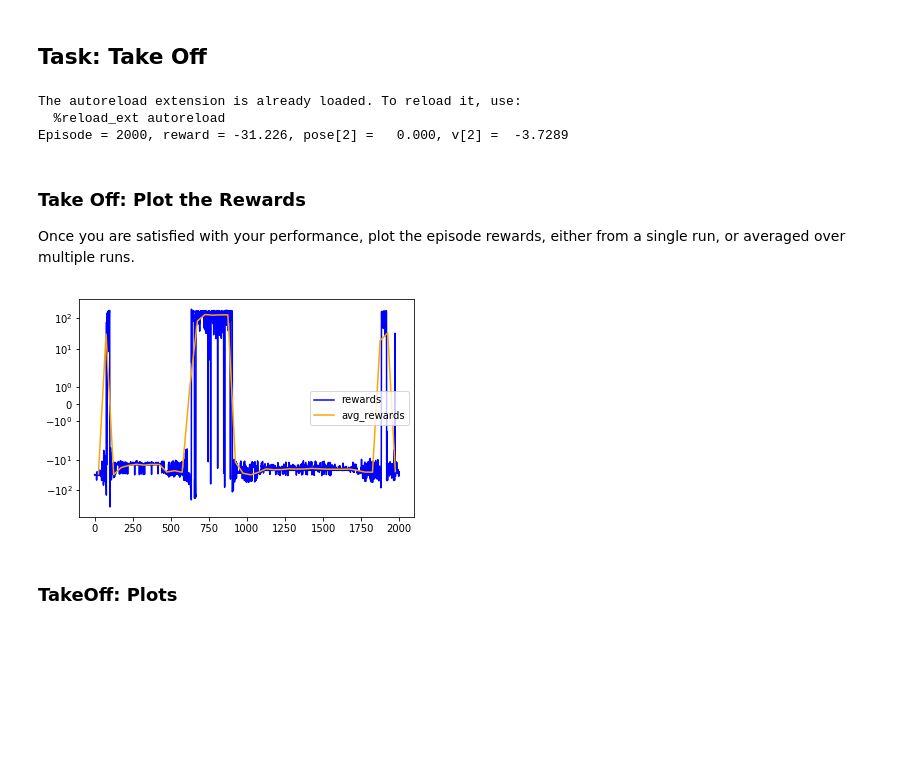
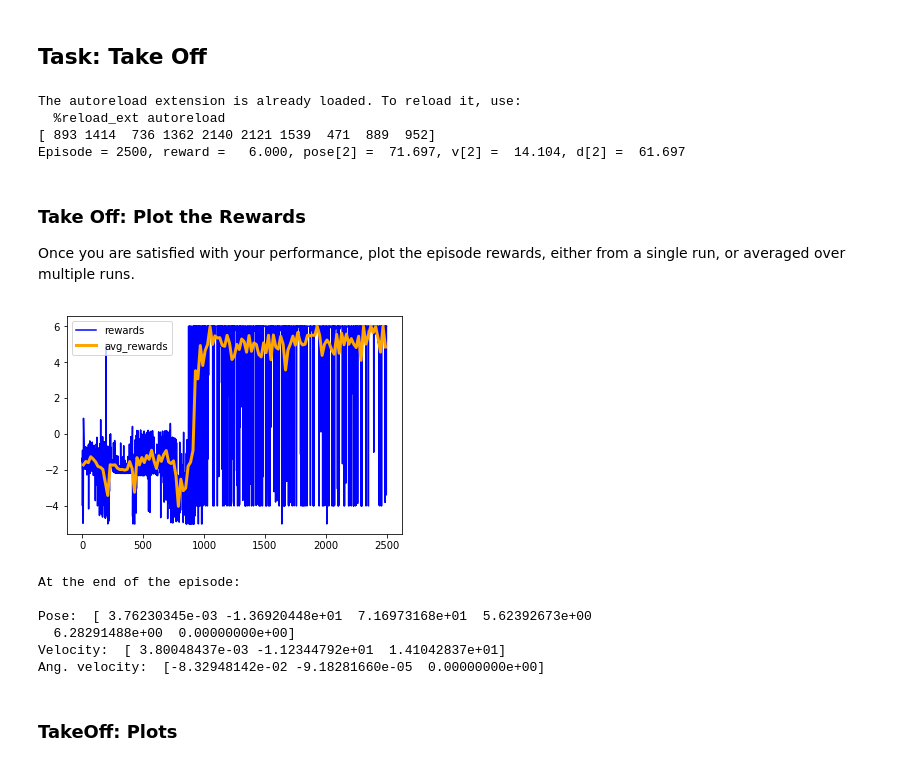
Before and after one commit to vykozlov/RL-Quadcopter-2, a Jupyter notebook: Quadcopter_Project.ipynb, the cells around one changed output. Saved outputs shown, nothing was run; the diff lists cells and outputs as text; code cells hidden in the pictures; blank space fills up the shorter version.

```diff
--- a/Quadcopter_Project.ipynb
+++ b/Quadcopter_Project.ipynb
@@ -209,8 +209,8 @@ import pandas as pd
 from agents.agent import DDPG
 from taskTakeOff import TaskTakeOff
 
-num_episodes = 2000
-init_pose = np.array([0., 0., 0.2, 0., 0., 0.])  # initial pose
+num_episodes = 2500
+init_pose = np.array([0., 0., 0., 0., 0., 0.])  # initial pose
 init_velocities = np.array([0., 0., 0.])        # initial velocities
 init_angle_velocities = np.array([0., 0., 0.])  # initial angle velocities
 target_pos = np.array([0., 0., 10.])            #target/goal (x,y,z) position for the agent
@@ -222,12 +222,15 @@ agent = DDPG(task)
 
 done = False
 debug = False
-labels = ['time', 'x', 'y', 'z', 'phi', 'theta', 'psi', 'x_velocity',
+labels = ['time', 'reward', 'x', 'y', 'z', 'phi', 'theta', 'psi', 'x_velocity',
           'y_velocity', 'z_velocity', 'phi_velocity', 'theta_velocity',
           'psi_velocity', 'rotor_speed1', 'rotor_speed2', 'rotor_speed3', 'rotor_speed4']
+
 results = {x : [] for x in labels}
+rewards = []
 
-rewards = []
+idx = np.random.randint(0,num_episodes, size=10)
+print(idx)
 
 for i_episode in range(1, num_episodes+1):
     state = agent.reset_episode() # start a new episode
@@ -238,19 +241,22 @@ for i_episode in range(1, num_episodes+1):
         agent.step(rotor_speeds, reward, next_state, done)
         state = next_state
         if done:
-            if debug:
-                to_write = [task.sim.time] + list(task.sim.pose) + list(task.sim.v) + list(task.sim.angular_v) + list(rotor_speeds)
+            if i_episode in idx:
+                to_write = [task.sim.time] + [reward] + list(task.sim.pose) + list(task.sim.v) + list(task.sim.angular_v) + list(rotor_speeds)
                 for ii in range(len(labels)):
                     results[labels[ii]].append(to_write[ii])
-            print("\rEpisode = {:4d}, reward = {:7.3f}, pose[2] = {:7.3f}, v[2] = {:7.3f}".format(
-                   i_episode, reward, task.sim.pose[2], task.sim.v[2]), end="") #[debug]
+            print("\rEpisode = {:4d}, reward = {:7.3f}, pose[2] = {:7.3f}, v[2] = {:7.3f}, d[2] = {:7.3f}".format(
+                   i_episode, reward, task.sim.pose[2], task.sim.v[2],
+                   (task.sim.pose[2] - task.target_pos[2])),
+                   end="") #[debug]
             rewards.append(reward)
             break
     sys.stdout.flush()
 # %% [output]
 The autoreload extension is already loaded. To reload it, use:
   %reload_ext autoreload
-Episode = 2000, reward = -31.226, pose[2] =   0.000, v[2] =  -3.7289
+[ 893 1414  736 1362 2140 2121 1539  471  889  952]
+Episode = 2500, reward =   6.000, pose[2] =  71.697, v[2] =  14.104, d[2] =  61.697
 # %% [markdown]
 ### Take Off: Plot the Rewards
 
@@ -258,24 +264,37 @@ Once you are satisfied with your performance, plot the episode rewards, either f
 # %%
 ## TODO: Plot the rewards.
 import matplotlib.pyplot as plt
 %matplotlib inline
 
-bin_size = 50
+bin_size = 20
 avg_rewards = []
 Nbins = int(len(rewards)/bin_size)
 
 for i in range(Nbins):
     avg_rewards.append(np.mean(rewards[0+(bin_size*i) : bin_size+(bin_size*i)]))
 
 avg_x = [ i*float(bin_size) + 0.5*bin_size for i in range(Nbins) ]
 plt.plot(rewards, label="rewards", color="blue")
-plt.plot(avg_x, avg_rewards, label="avg_rewards", color="orange")
-plt.yscale('symlog')
+plt.plot(avg_x, avg_rewards, label="avg_rewards", color="orange", lw=3)
+#plt.yscale('symlog')
 plt.legend()
 #plt.xlim(-2,750)
+#plt.ylim(-2000,2000)
 plt.show()
+
+# the pose, velocity, and angular velocity of the quadcopter at the end of the episode
+print("At the end of the episode: \n")
+print("Pose: ", task.sim.pose)
+print("Velocity: ", task.sim.v)
+print("Ang. velocity: ", task.sim.angular_v)
 # %% [output]
-[figure, old version]
+[figure, new version]
+At the end of the episode:
+
+Pose:  [ 3.76230345e-03 -1.36920448e+01  7.16973168e+01  5.62392673e+00
+  6.28291488e+00  0.00000000e+00]
+Velocity:  [ 3.80048437e-03 -1.12344792e+01  1.41042837e+01]
+Ang. velocity:  [-8.32948142e-02 -9.18281660e-05  0.00000000e+00]
 # %% [markdown]
 ### TakeOff: Plots
 # %%
```
Also changed, not shown: parts of 11 cells of this notebook, 2 other files.
